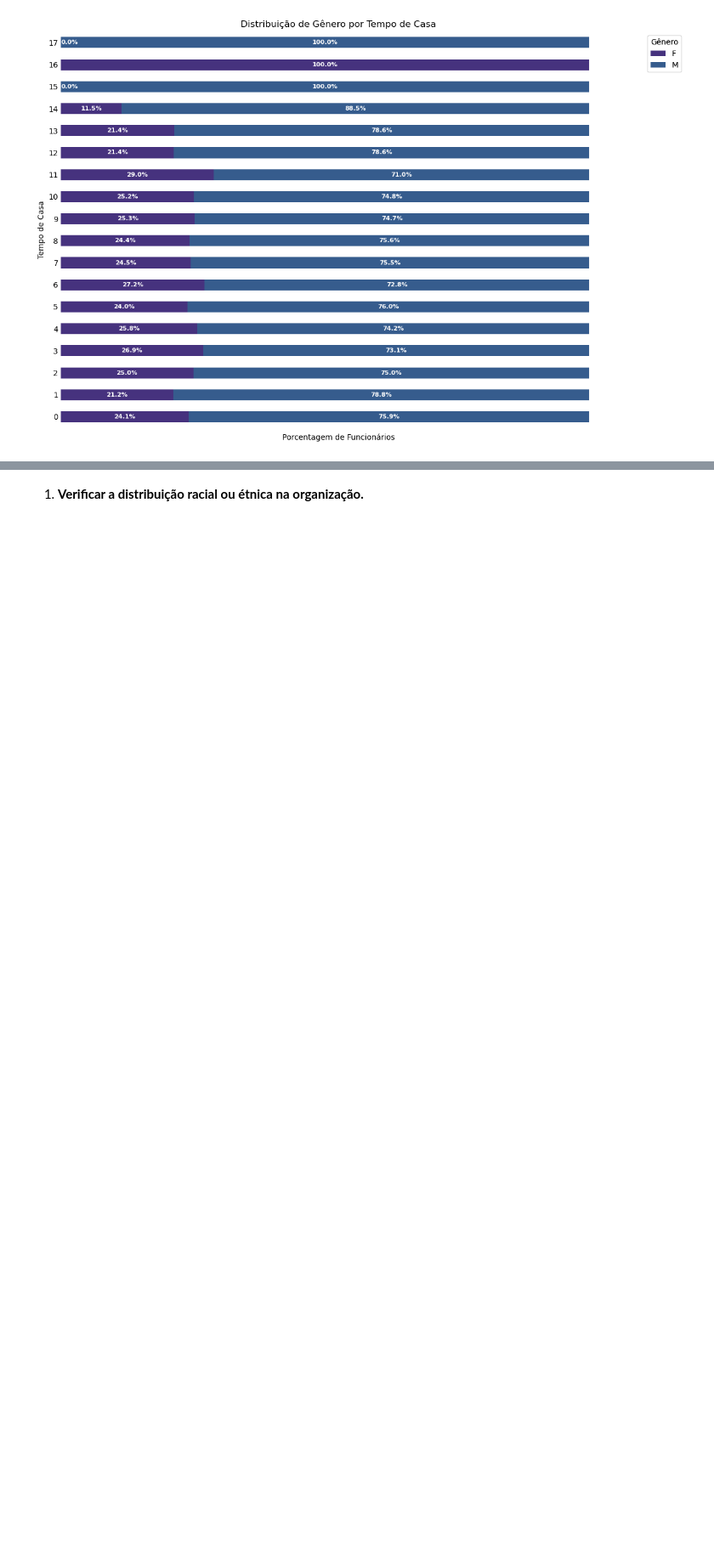
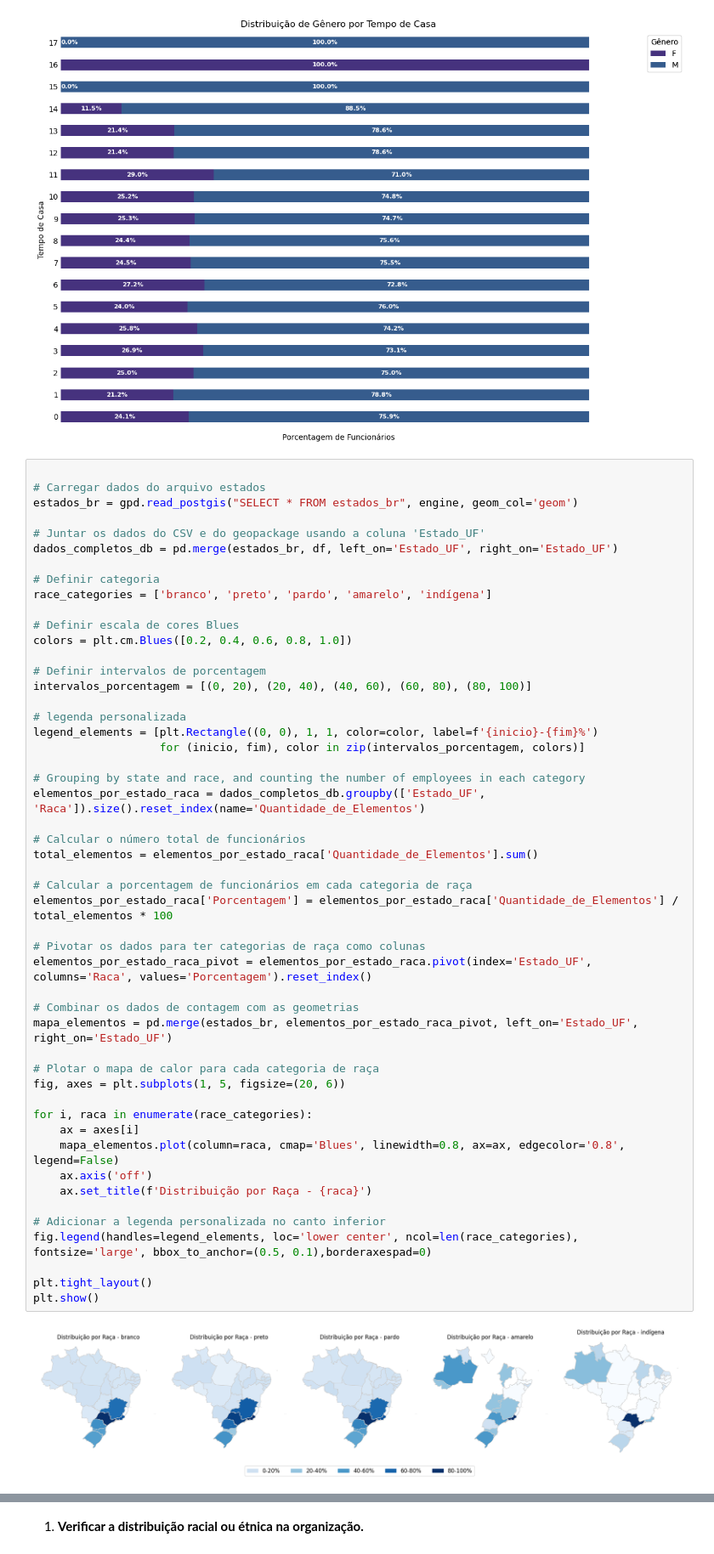
Before and after one commit to pedrolustosab/AdaHack-Dados, a Jupyter notebook: Análise Exploratória.ipynb, the cells around one changed output, grey strips where cells are left out. Shown at 85% size. Saved outputs shown, nothing was run; the diff lists cells and outputs as text; blank space fills up the shorter version.

Commit message:
add mapa da distribuição de raca por estado

```diff
--- a/Análise Exploratória.ipynb
+++ b/Análise Exploratória.ipynb
@@ -351,6 +348,58 @@ plt.tight_layout()
 plt.show()
 # %% [output]
 [figure]
+# %%
+
+# Carregar dados do arquivo estados
+estados_br = gpd.read_postgis("SELECT * FROM estados_br", engine, geom_col='geom')
+
+# Juntar os dados do CSV e do geopackage usando a coluna 'Estado_UF'
+dados_completos_db = pd.merge(estados_br, df, left_on='Estado_UF', right_on='Estado_UF')
+
+# Definir categoria
+race_categories = ['branco', 'preto', 'pardo', 'amarelo', 'indígena']
+
+# Definir escala de cores Blues
+colors = plt.cm.Blues([0.2, 0.4, 0.6, 0.8, 1.0])
+
+# Definir intervalos de porcentagem
+intervalos_porcentagem = [(0, 20), (20, 40), (40, 60), (60, 80), (80, 100)]
+
+# legenda personalizada
+legend_elements = [plt.Rectangle((0, 0), 1, 1, color=color, label=f'{inicio}-{fim}%')
+                   for (inicio, fim), color in zip(intervalos_porcentagem, colors)]
+
+# Grouping by state and race, and counting the number of employees in each category
+elementos_por_estado_raca = dados_completos_db.groupby(['Estado_UF', 'Raca']).size().reset_index(name='Quantidade_de_Elementos')
+
+# Calcular o número total de funcionários
+total_elementos = elementos_por_estado_raca['Quantidade_de_Elementos'].sum()
+
+# Calcular a porcentagem de funcionários em cada categoria de raça
+elementos_por_estado_raca['Porcentagem'] = elementos_por_estado_raca['Quantidade_de_Elementos'] / total_elementos * 100
+
+# Pivotar os dados para ter categorias de raça como colunas
+elementos_por_estado_raca_pivot = elementos_por_estado_raca.pivot(index='Estado_UF', columns='Raca', values='Porcentagem').reset_index()
+
+# Combinar os dados de contagem com as geometrias
+mapa_elementos = pd.merge(estados_br, elementos_por_estado_raca_pivot, left_on='Estado_UF', right_on='Estado_UF')
+
+# Plotar o mapa de calor para cada categoria de raça
+fig, axes = plt.subplots(1, 5, figsize=(20, 6))
+
+for i, raca in enumerate(race_categories):
+    ax = axes[i]
+    mapa_elementos.plot(column=raca, cmap='Blues', linewidth=0.8, ax=ax, edgecolor='0.8', legend=False)
+    ax.axis('off')
+    ax.set_title(f'Distribuição por Raça - {raca}')
+
+# Adicionar a legenda personalizada no canto inferior
+fig.legend(handles=legend_elements, loc='lower center', ncol=len(race_categories), fontsize='large', bbox_to_anchor=(0.5, 0.1),borderaxespad=0)
+
+plt.tight_layout()
+plt.show()
+# %% [output]
+[figure, added]
 # %% [markdown]
 5. **Conclusão sobre Diversidade de Gênero**
 
```
Also changed, not shown: parts of 3 cells of this notebook.
